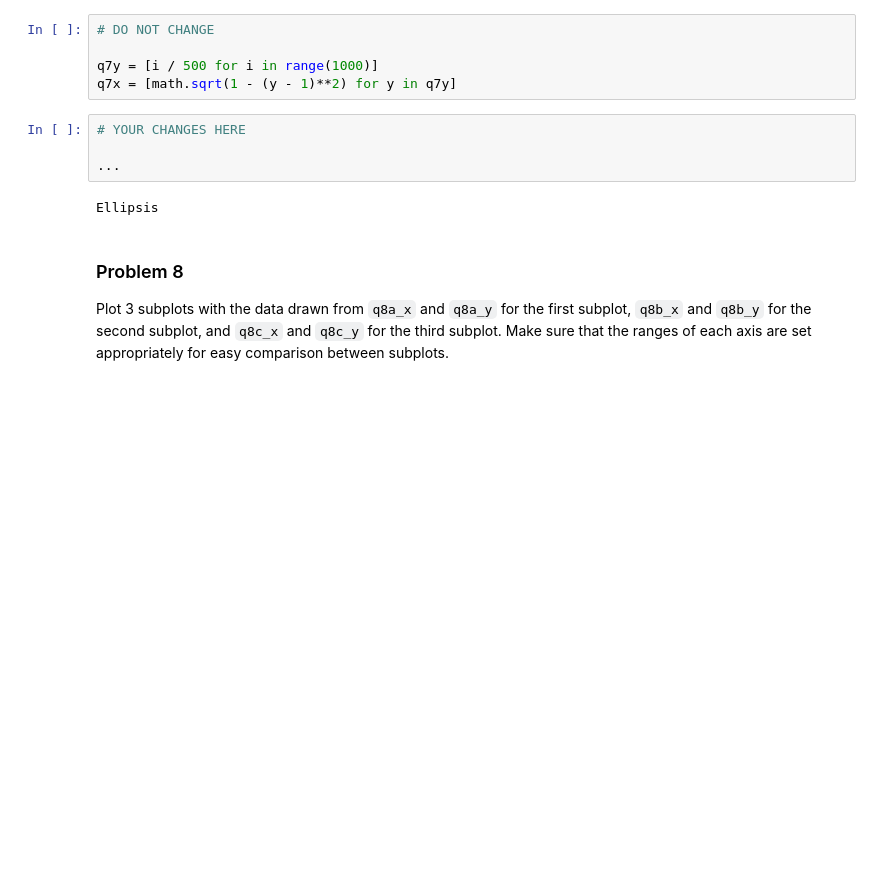
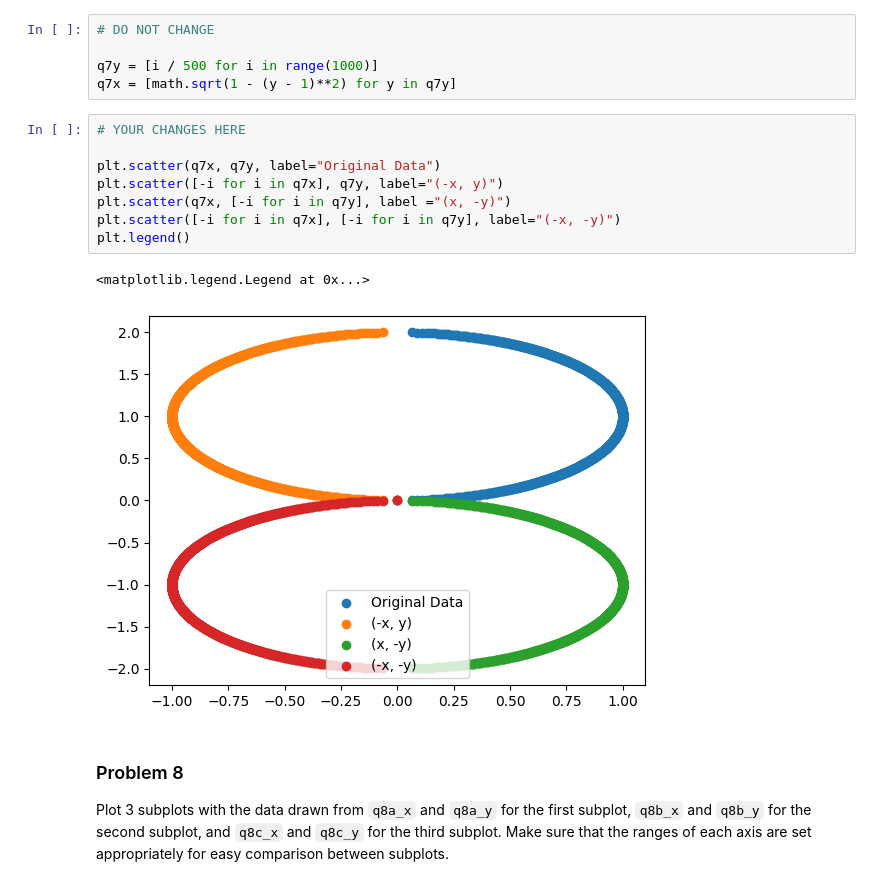
Before and after one commit to aidandig/dx602-homework-05, a Jupyter notebook: homework.ipynb, the cells around one changed output. Saved outputs shown, nothing was run; the diff lists cells and outputs as text; blank space fills up the shorter version.

```diff
--- a/homework.ipynb
+++ b/homework.ipynb
@@ -193,12 +193,17 @@ Make a scatter plot of the x and y values in `q7x` and `q7y` repeated four diffe
 
 q7y = [i / 500 for i in range(1000)]
 q7x = [math.sqrt(1 - (y - 1)**2) for y in q7y]
-# %%
-# YOUR CHANGES HERE
-
-...
-# %% [output]
-Ellipsis
+# %%
+# YOUR CHANGES HERE
+
+plt.scatter(q7x, q7y, label="Original Data")
+plt.scatter([-i for i in q7x], q7y, label="(-x, y)")
+plt.scatter(q7x, [-i for i in q7y], label ="(x, -y)")
+plt.scatter([-i for i in q7x], [-i for i in q7y], label="(-x, -y)")
+plt.legend()
+# %% [output]
+<matplotlib.legend.Legend at 0x...>
+[figure, added]
 # %% [markdown]
 ### Problem 8
 
```
